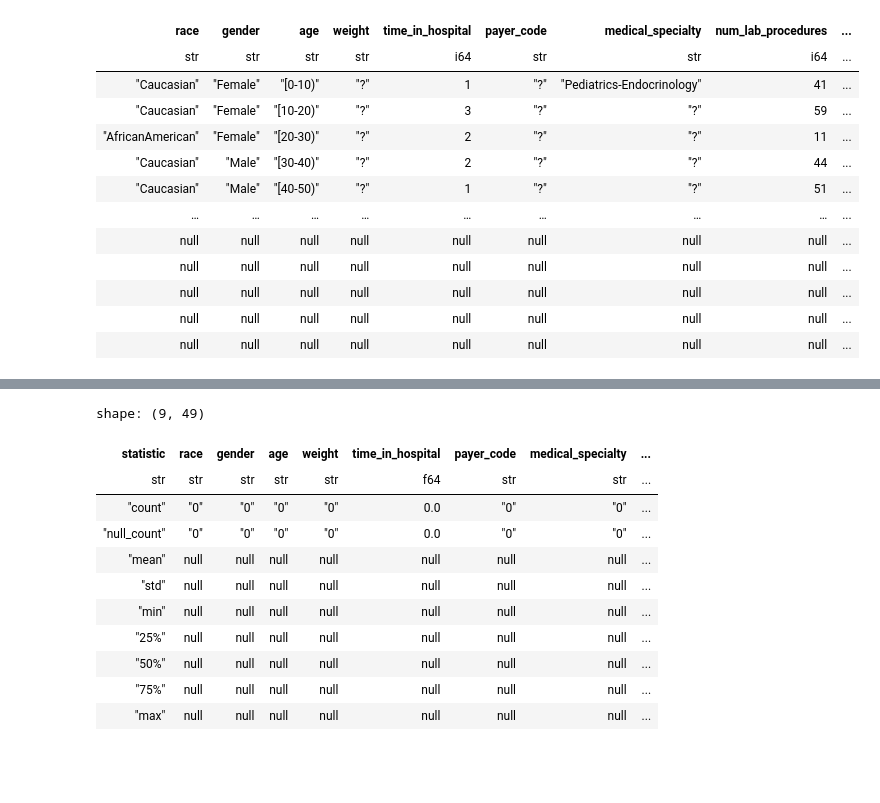
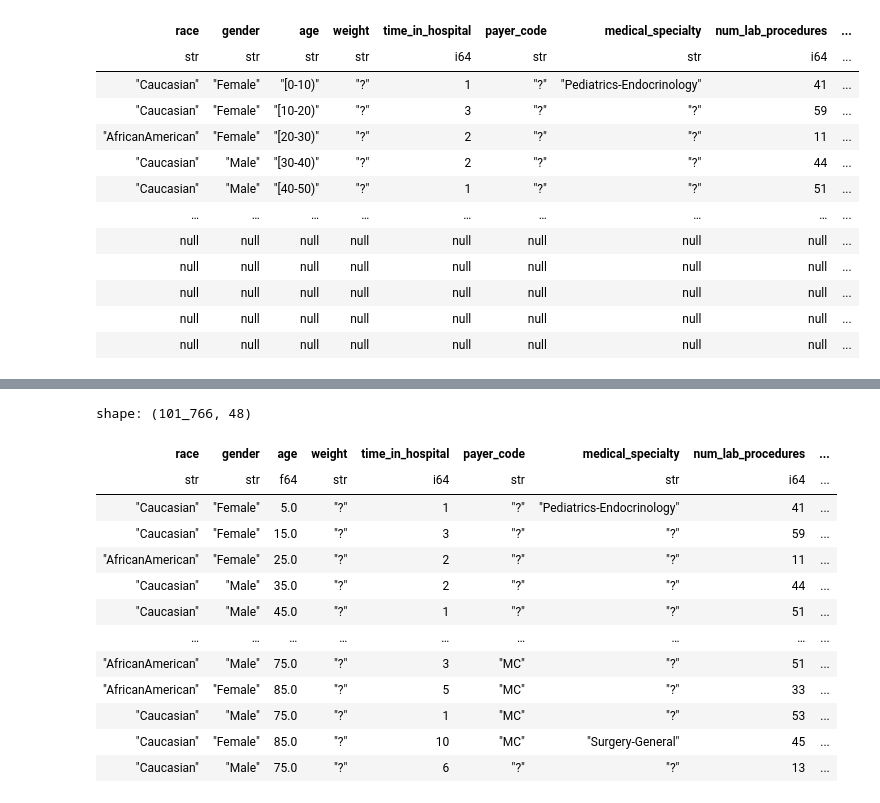
Before and after one commit to raginggoosedev/dataquest-2026, a Jupyter notebook: 01_preprocessing/02_cleaning.ipynb, the cells around one changed output, grey strips where cells are left out. Drawn from its saved outputs; the diff is of its cells as text; code cells hidden in the pictures; blank space fills up the shorter version.

```diff
--- a/01_preprocessing/02_cleaning.ipynb
+++ b/01_preprocessing/02_cleaning.ipynb
@@ -84,15 +85,30 @@ df = df.filter(~pl.any_horizontal(pl.all().is_null()))
 # %%
-df.describe()
+df = df.filter(~pl.any_horizontal(pl.all().is_null()))
-# %% [output]
-shape: (9, 49)
-| statistic | race | gender | age | weight | time_in_hospital | payer_code | medical_specialty | ... |
-| str | str | str | str | str | f64 | str | str | ... |
-| "count" | "0" | "0" | "0" | "0" | 0.0 | "0" | "0" | ... |
-| "null_count" | "0" | "0" | "0" | "0" | 0.0 | "0" | "0" | ... |
-| "mean" | null | null | null | null | null | null | null | ... |
-| "std" | null | null | null | null | null | null | null | ... |
-| "min" | null | null | null | null | null | null | null | ... |
-| "25%" | null | null | null | null | null | null | null | ... |
-| "50%" | null | null | null | null | null | null | null | ... |
-| "75%" | null | null | null | null | null | null | null | ... |
-| "max" | null | null | null | null | null | null | null | ... |
+# %%
+df = df.with_columns(
+    age = (
+        pl.col("age")
+        .str.extract_all(r"\d+")  # Extracts all digits as a list of strings
+        .list.get(0).cast(pl.Float64) +
+        pl.col("age")
+        .str.extract_all(r"\d+")
+        .list.get(1).cast(pl.Int64)
+    ) / 2
+)
+# %%
+df
+# %% [output]
+shape: (101_766, 48)
+| race | gender | age | weight | time_in_hospital | payer_code | medical_specialty | num_lab_procedures | ... |
+| str | str | f64 | str | i64 | str | str | i64 | ... |
+| "Caucasian" | "Female" | 5.0 | "?" | 1 | "?" | "Pediatrics-Endocrinology" | 41 | ... |
+| "Caucasian" | "Female" | 15.0 | "?" | 3 | "?" | "?" | 59 | ... |
+| "AfricanAmerican" | "Female" | 25.0 | "?" | 2 | "?" | "?" | 11 | ... |
+| "Caucasian" | "Male" | 35.0 | "?" | 2 | "?" | "?" | 44 | ... |
+| "Caucasian" | "Male" | 45.0 | "?" | 1 | "?" | "?" | 51 | ... |
+| … | … | … | … | … | … | … | … | ... |
+| "AfricanAmerican" | "Male" | 75.0 | "?" | 3 | "MC" | "?" | 51 | ... |
+| "AfricanAmerican" | "Female" | 85.0 | "?" | 5 | "MC" | "?" | 33 | ... |
+| "Caucasian" | "Male" | 75.0 | "?" | 1 | "MC" | "?" | 53 | ... |
+| "Caucasian" | "Female" | 85.0 | "?" | 10 | "MC" | "Surgery-General" | 45 | ... |
+| "Caucasian" | "Male" | 75.0 | "?" | 6 | "?" | "?" | 13 | ... |
```
Also changed, not shown: parts of 4 cells of this notebook, 1 other file.
